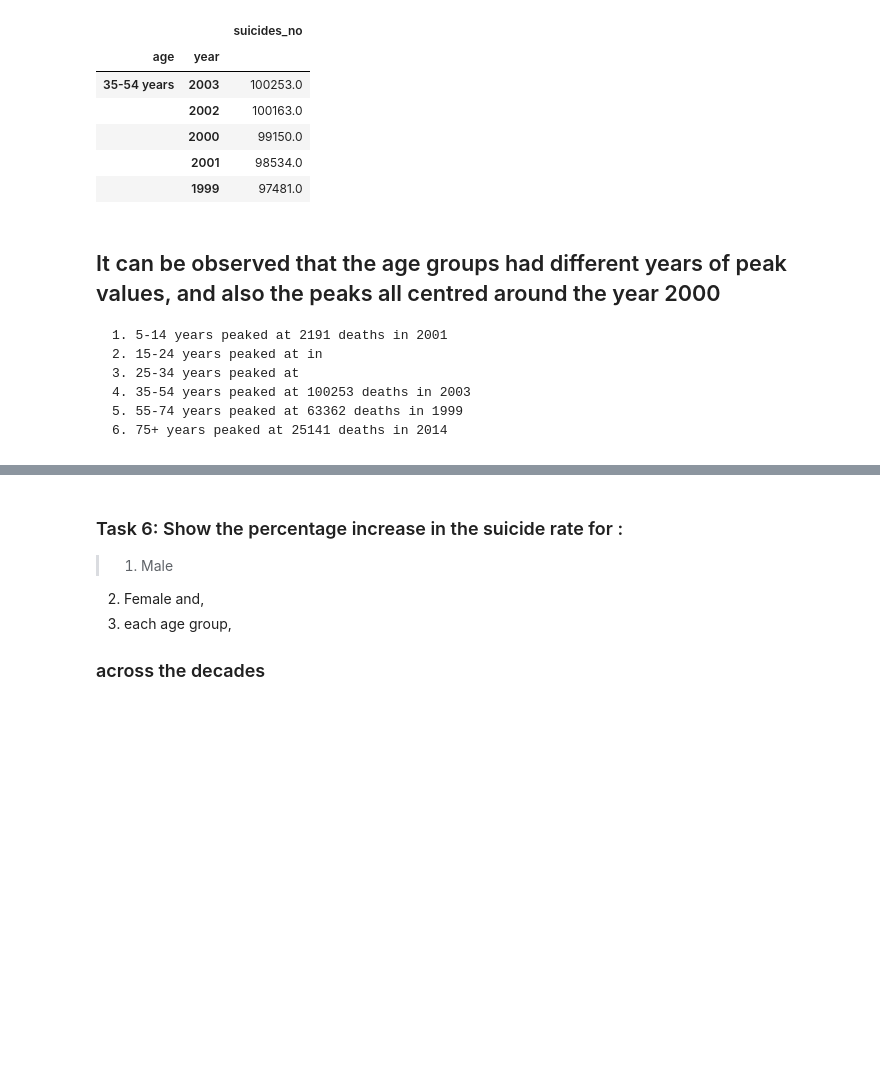
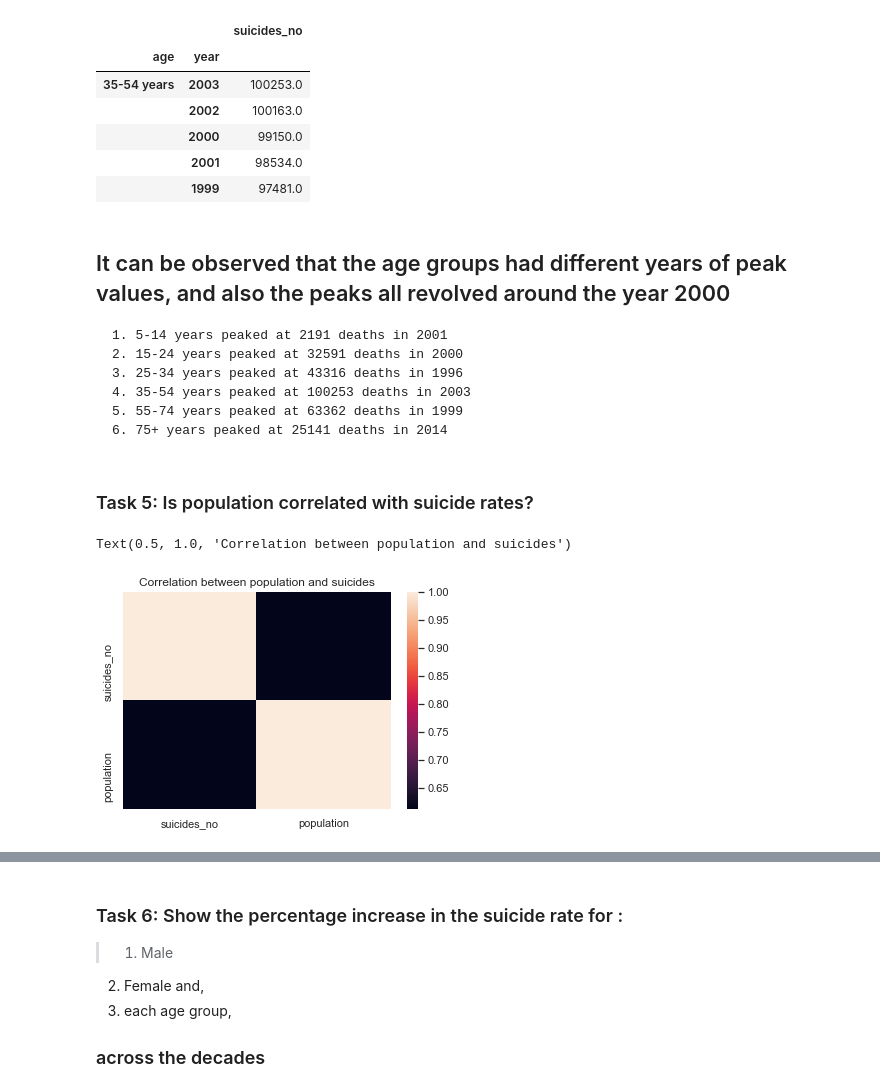
Before and after one commit to HamoyeHQ/14-suicide-cases, a Jupyter notebook: model/Dataview.ipynb, the cells around one changed output, grey strips where cells are left out. Saved outputs shown, nothing was run; the diff lists cells and outputs as text; code cells hidden in the pictures; blank space fills up the shorter version.

```diff
--- a/model/Dataview.ipynb
+++ b/model/Dataview.ipynb
@@ -429,11 +433,19 @@ age_35.head()
 |  | 2001 | 98534.0 |
 |  | 1999 | 97481.0 |
 # %% [markdown]
-## It can be observed that the age groups had different years of peak values, and also the peaks all centred around the year 2000
+## It can be observed that the age groups had different years of peak values, and also the peaks all revolved around the year 2000
 
     1. 5-14 years peaked at 2191 deaths in 2001
-    2. 15-24 years peaked at in
-    3. 25-34 years peaked at
+    2. 15-24 years peaked at 32591 deaths in 2000
+    3. 25-34 years peaked at 43316 deaths in 1996
     4. 35-54 years peaked at 100253 deaths in 2003
     5. 55-74 years peaked at 63362 deaths in 1999
     6. 75+ years peaked at 25141 deaths in 2014
+# %% [markdown]
+### Task 5: Is population correlated with suicide rates?
+# %%
+sns.heatmap(data.drop('year',1).corr())
+plt.title('Correlation between population and suicides')
+# %% [output]
+Text(0.5, 1.0, 'Correlation between population and suicides')
+[figure, added]
```
Also changed, not shown: parts of 17 cells of this notebook.
